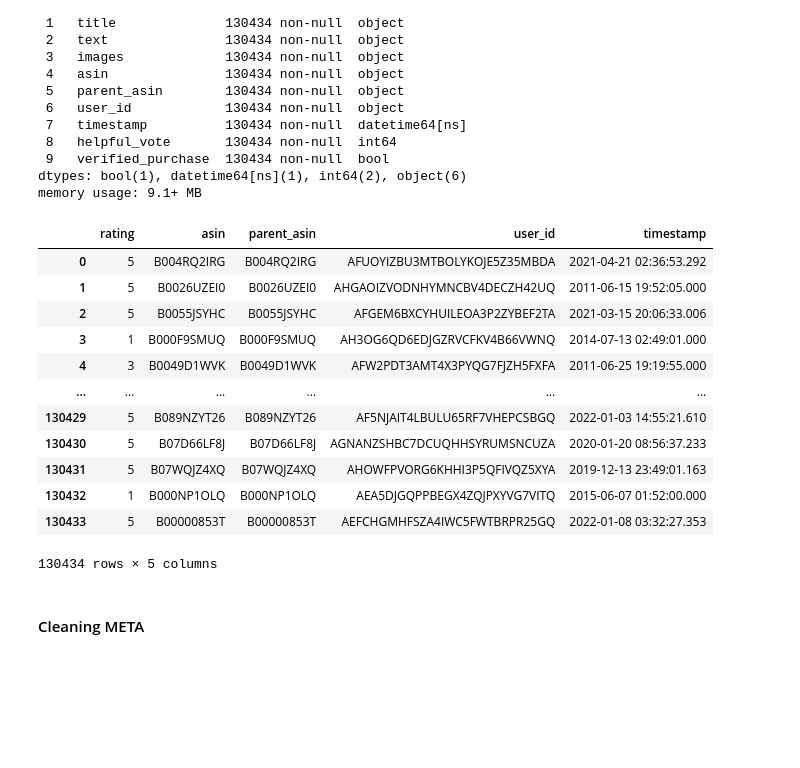
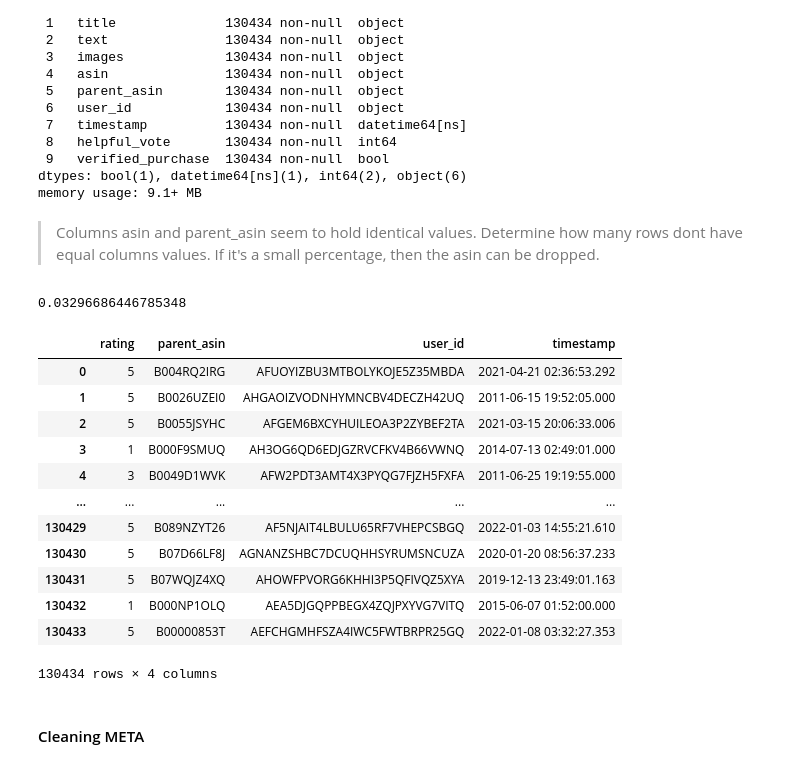
Before and after one commit to ds-edu/capstone3-recsys, a Jupyter notebook: recommender/notebooks/recsys.ipynb, the cells around one changed output. Cells and saved outputs as stored; diff of their text form; code cells hidden in the pictures; blank space fills up the shorter version.

```diff
--- a/recommender/notebooks/recsys.ipynb
+++ b/recommender/notebooks/recsys.ipynb
@@ -74,24 +74,30 @@ Data columns (total 10 columns):
  9   verified_purchase  130434 non-null  bool
 dtypes: bool(1), datetime64[ns](1), int64(2), object(6)
 memory usage: 9.1+ MB
+# %% [markdown]
+> Columns asin and parent_asin seem to hold identical values. Determine how many rows dont have equal columns values. If it's a small percentage, then the asin can be dropped.
+# %%
+print( 100* len(df_reviews[df_reviews.parent_asin != df_reviews.asin]) / len(df_reviews) )
+# %% [output]
+0.03296686446785348
 # %%
-cols_to_drop = ['title', 'text', 'images', 'helpful_vote', 'verified_purchase']
+cols_to_drop = ['title', 'text', 'images', 'helpful_vote', 'verified_purchase', 'asin']
 df_reviews.drop(cols_to_drop, axis=1, inplace=True)
 df_reviews
 # %% [output]
-|  | rating | asin | parent_asin | user_id | timestamp |
-| 0 | 5 | B004RQ2IRG | B004RQ2IRG | AFUOYIZBU3MTBOLYKOJE5Z35MBDA | 2021-04-21 02:36:53.292 |
-| 1 | 5 | B0026UZEI0 | B0026UZEI0 | AHGAOIZVODNHYMNCBV4DECZH42UQ | 2011-06-15 19:52:05.000 |
-| 2 | 5 | B0055JSYHC | B0055JSYHC | AFGEM6BXCYHUILEOA3P2ZYBEF2TA | 2021-03-15 20:06:33.006 |
-| 3 | 1 | B000F9SMUQ | B000F9SMUQ | AH3OG6QD6EDJGZRVCFKV4B66VWNQ | 2014-07-13 02:49:01.000 |
-| 4 | 3 | B0049D1WVK | B0049D1WVK | AFW2PDT3AMT4X3PYQG7FJZH5FXFA | 2011-06-25 19:19:55.000 |
-| ... | ... | ... | ... | ... | ... |
-| 130429 | 5 | B089NZYT26 | B089NZYT26 | AF5NJAIT4LBULU65RF7VHEPCSBGQ | 2022-01-03 14:55:21.610 |
-| 130430 | 5 | B07D66LF8J | B07D66LF8J | AGNANZSHBC7DCUQHHSYRUMSNCUZA | 2020-01-20 08:56:37.233 |
-| 130431 | 5 | B07WQJZ4XQ | B07WQJZ4XQ | AHOWFPVORG6KHHI3P5QFIVQZ5XYA | 2019-12-13 23:49:01.163 |
-| 130432 | 1 | B000NP1OLQ | B000NP1OLQ | AEA5DJGQPPBEGX4ZQJPXYVG7VITQ | 2015-06-07 01:52:00.000 |
-| 130433 | 5 | B00000853T | B00000853T | AEFCHGMHFSZA4IWC5FWTBRPR25GQ | 2022-01-08 03:32:27.353 |
+|  | rating | parent_asin | user_id | timestamp |
+| 0 | 5 | B004RQ2IRG | AFUOYIZBU3MTBOLYKOJE5Z35MBDA | 2021-04-21 02:36:53.292 |
+| 1 | 5 | B0026UZEI0 | AHGAOIZVODNHYMNCBV4DECZH42UQ | 2011-06-15 19:52:05.000 |
+| 2 | 5 | B0055JSYHC | AFGEM6BXCYHUILEOA3P2ZYBEF2TA | 2021-03-15 20:06:33.006 |
+| 3 | 1 | B000F9SMUQ | AH3OG6QD6EDJGZRVCFKV4B66VWNQ | 2014-07-13 02:49:01.000 |
+| 4 | 3 | B0049D1WVK | AFW2PDT3AMT4X3PYQG7FJZH5FXFA | 2011-06-25 19:19:55.000 |
+| ... | ... | ... | ... | ... |
+| 130429 | 5 | B089NZYT26 | AF5NJAIT4LBULU65RF7VHEPCSBGQ | 2022-01-03 14:55:21.610 |
+| 130430 | 5 | B07D66LF8J | AGNANZSHBC7DCUQHHSYRUMSNCUZA | 2020-01-20 08:56:37.233 |
+| 130431 | 5 | B07WQJZ4XQ | AHOWFPVORG6KHHI3P5QFIVQZ5XYA | 2019-12-13 23:49:01.163 |
+| 130432 | 1 | B000NP1OLQ | AEA5DJGQPPBEGX4ZQJPXYVG7VITQ | 2015-06-07 01:52:00.000 |
+| 130433 | 5 | B00000853T | AEFCHGMHFSZA4IWC5FWTBRPR25GQ | 2022-01-08 03:32:27.353 |
-130434 rows × 5 columns
+130434 rows × 4 columns
 # %% [markdown]
 #### Cleaning META
 # %%
```
Also changed, not shown: parts of 13 cells of this notebook.
